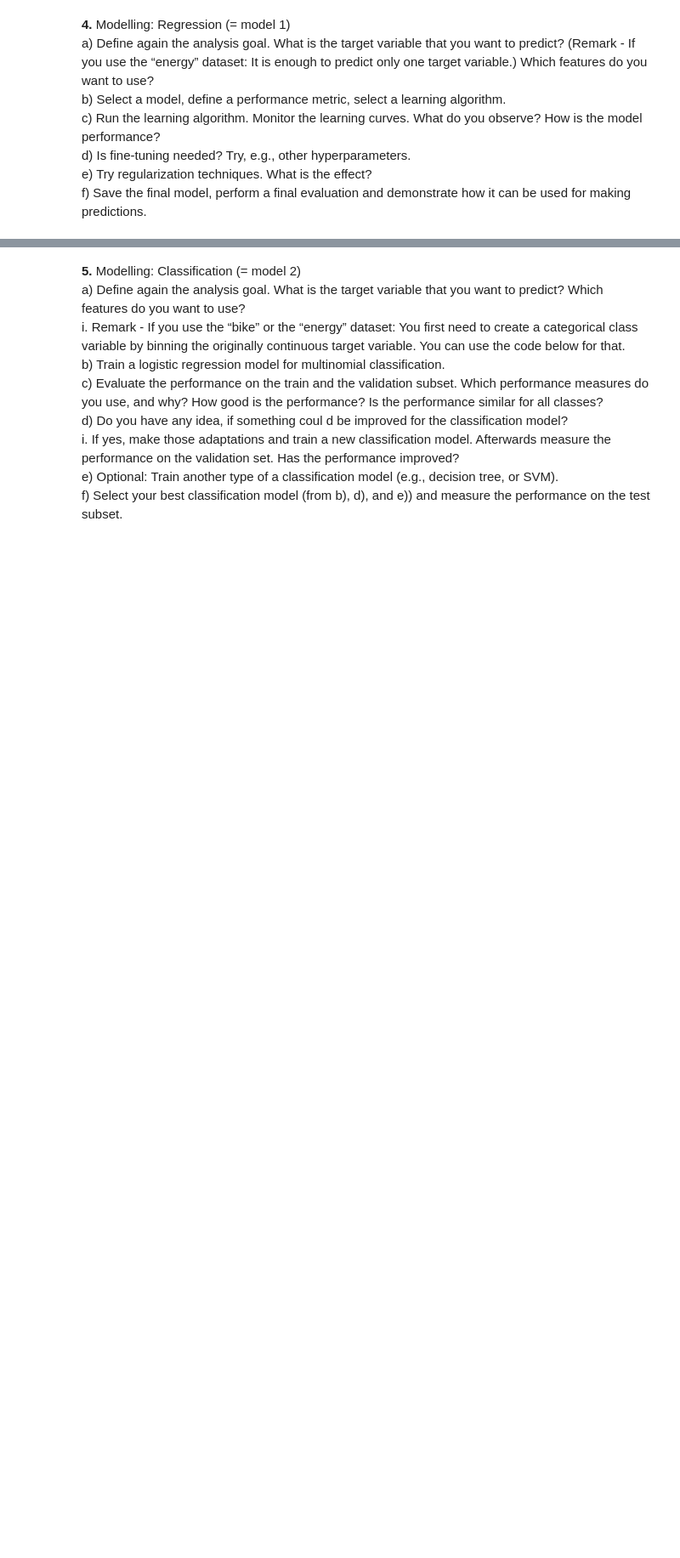
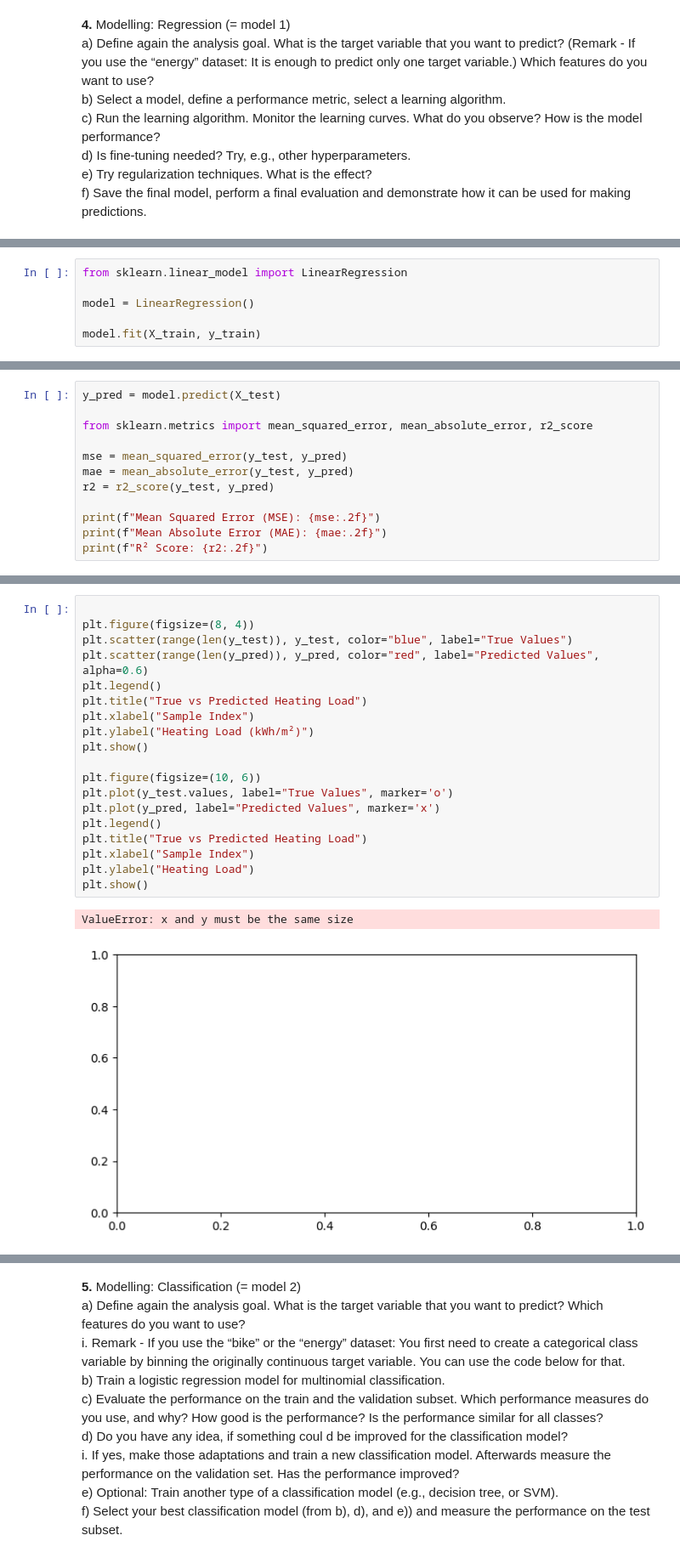
Before and after one commit to YunusEA12/ENERGY, a Jupyter notebook: Project1-Gruppe08-Energy.ipynb, the cells around one changed output, grey strips where cells are left out. Shown at 85% size. Saved outputs shown, nothing was run; the diff lists cells and outputs as text; blank space fills up the shorter version.

```diff
--- a/Project1-Gruppe08-Energy.ipynb
+++ b/Project1-Gruppe08-Energy.ipynb
@@ -320,0 +327,6 @@ predictions.
+# %%
+from sklearn.linear_model import LinearRegression
+
+model = LinearRegression()
+
+model.fit(X_train, y_train)
@@ -320,0 +335,12 @@ predictions.
+# %%
+y_pred = model.predict(X_test)
+
+from sklearn.metrics import mean_squared_error, mean_absolute_error, r2_score
+
+mse = mean_squared_error(y_test, y_pred)
+mae = mean_absolute_error(y_test, y_pred)
+r2 = r2_score(y_test, y_pred)
+
+print(f"Mean Squared Error (MSE): {mse:.2f}")
+print(f"Mean Absolute Error (MAE): {mae:.2f}")
+print(f"R² Score: {r2:.2f}")
@@ -320,0 +355,22 @@ predictions.
+# %%
+
+plt.figure(figsize=(8, 4))
+plt.scatter(range(len(y_test)), y_test, color="blue", label="True Values")
+plt.scatter(range(len(y_pred)), y_pred, color="red", label="Predicted Values", alpha=0.6)
+plt.legend()
+plt.title("True vs Predicted Heating Load")
+plt.xlabel("Sample Index")
+plt.ylabel("Heating Load (kWh/m²)")
+plt.show()
+
+plt.figure(figsize=(10, 6))
+plt.plot(y_test.values, label="True Values", marker='o')
+plt.plot(y_pred, label="Predicted Values", marker='x')
+plt.legend()
+plt.title("True vs Predicted Heating Load")
+plt.xlabel("Sample Index")
+plt.ylabel("Heating Load")
+plt.show()
+# %% [output]
+ValueError: x and y must be the same size
+[figure, added]
```
Also changed, not shown: parts of 8 cells of this notebook.
